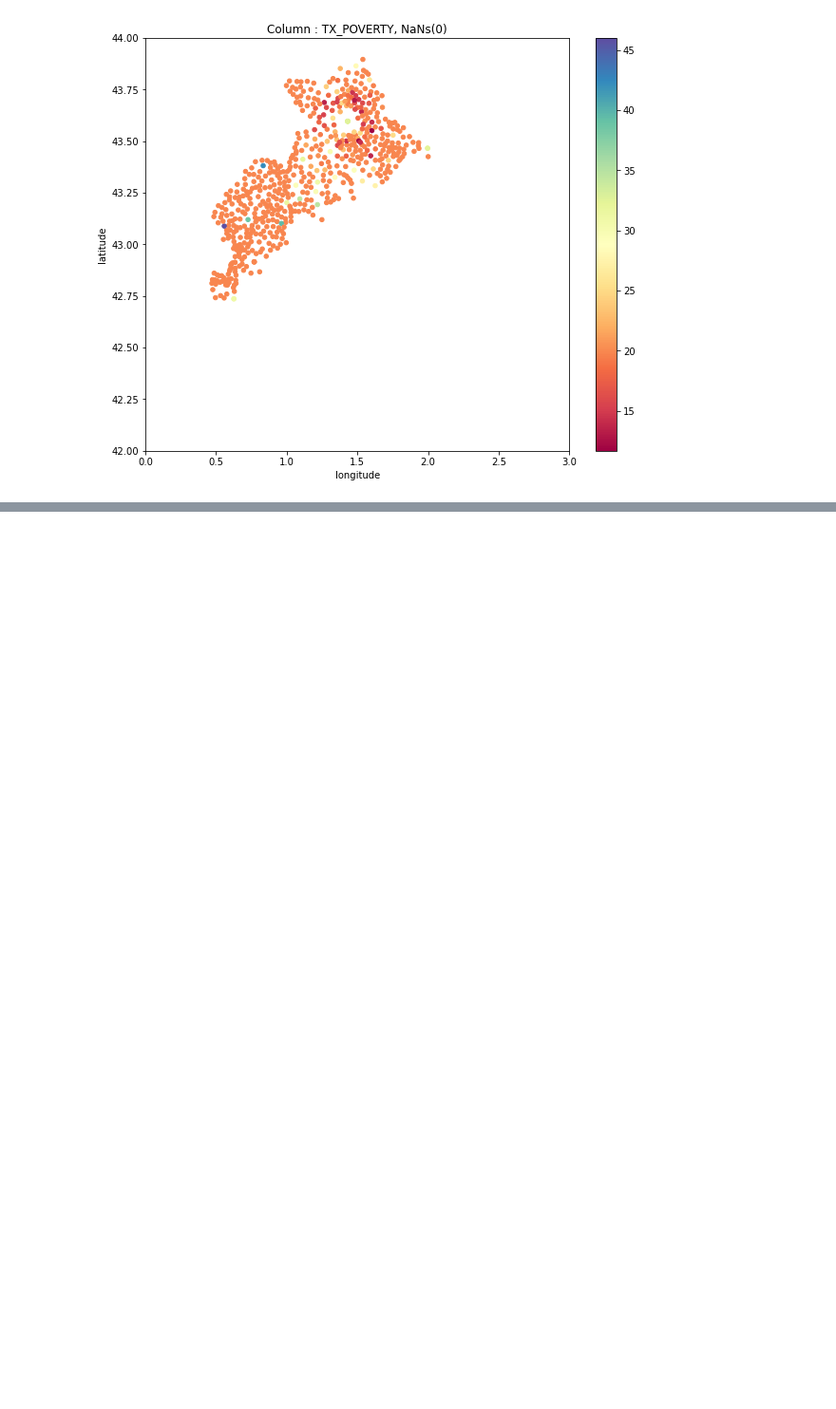
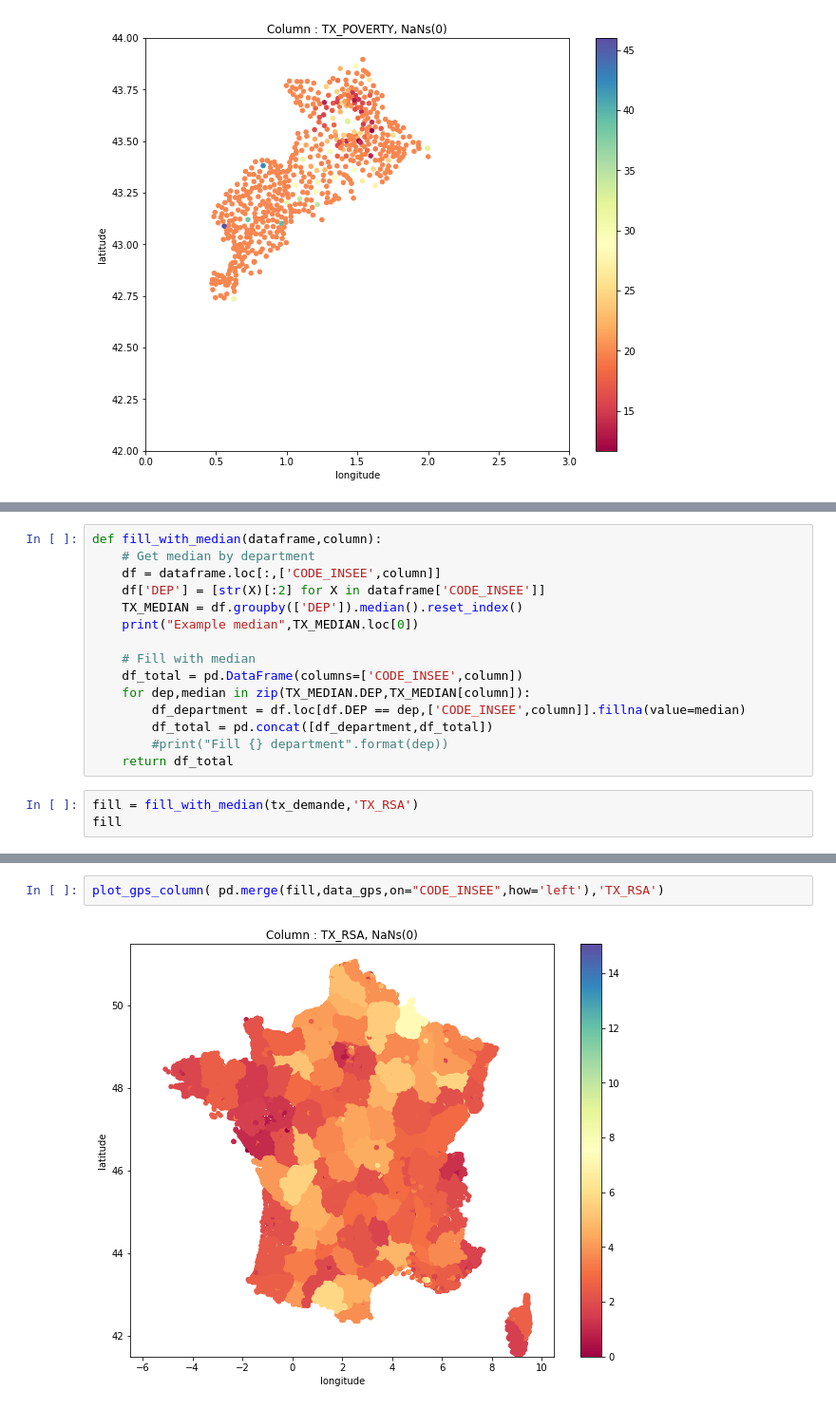
Before and after one commit to dataforgoodfr/batch8_mednum, a Jupyter notebook: notebooks/dataviz_merge.ipynb, the cells around one changed output, grey strips where cells are left out. Shown at 95% size. Saved outputs shown, nothing was run; the diff lists cells and outputs as text; blank space fills up the shorter version.

```diff
--- a/notebooks/dataviz_merge.ipynb
+++ b/notebooks/dataviz_merge.ipynb
@@ -187,0 +261,18 @@ for i in columns:
+# %%
+def fill_with_median(dataframe,column):
+    # Get median by department
+    df = dataframe.loc[:,['CODE_INSEE',column]]
+    df['DEP'] = [str(X)[:2] for X in dataframe['CODE_INSEE']]
+    TX_MEDIAN = df.groupby(['DEP']).median().reset_index()
+    print("Example median",TX_MEDIAN.loc[0])
+
+    # Fill with median
+    df_total = pd.DataFrame(columns=['CODE_INSEE',column])
+    for dep,median in zip(TX_MEDIAN.DEP,TX_MEDIAN[column]):
+        df_department = df.loc[df.DEP == dep,['CODE_INSEE',column]].fillna(value=median)
+        df_total = pd.concat([df_department,df_total])
+        #print("Fill {} department".format(dep))
+    return df_total
+# %%
+fill = fill_with_median(tx_demande,'TX_RSA')
+fill
@@ -187,0 +296,4 @@ for i in columns:
+# %%
+plot_gps_column( pd.merge(fill,data_gps,on="CODE_INSEE",how='left'),'TX_RSA')
+# %% [output]
+[figure, added]
```
Also changed, not shown: parts of 11 cells of this notebook.
